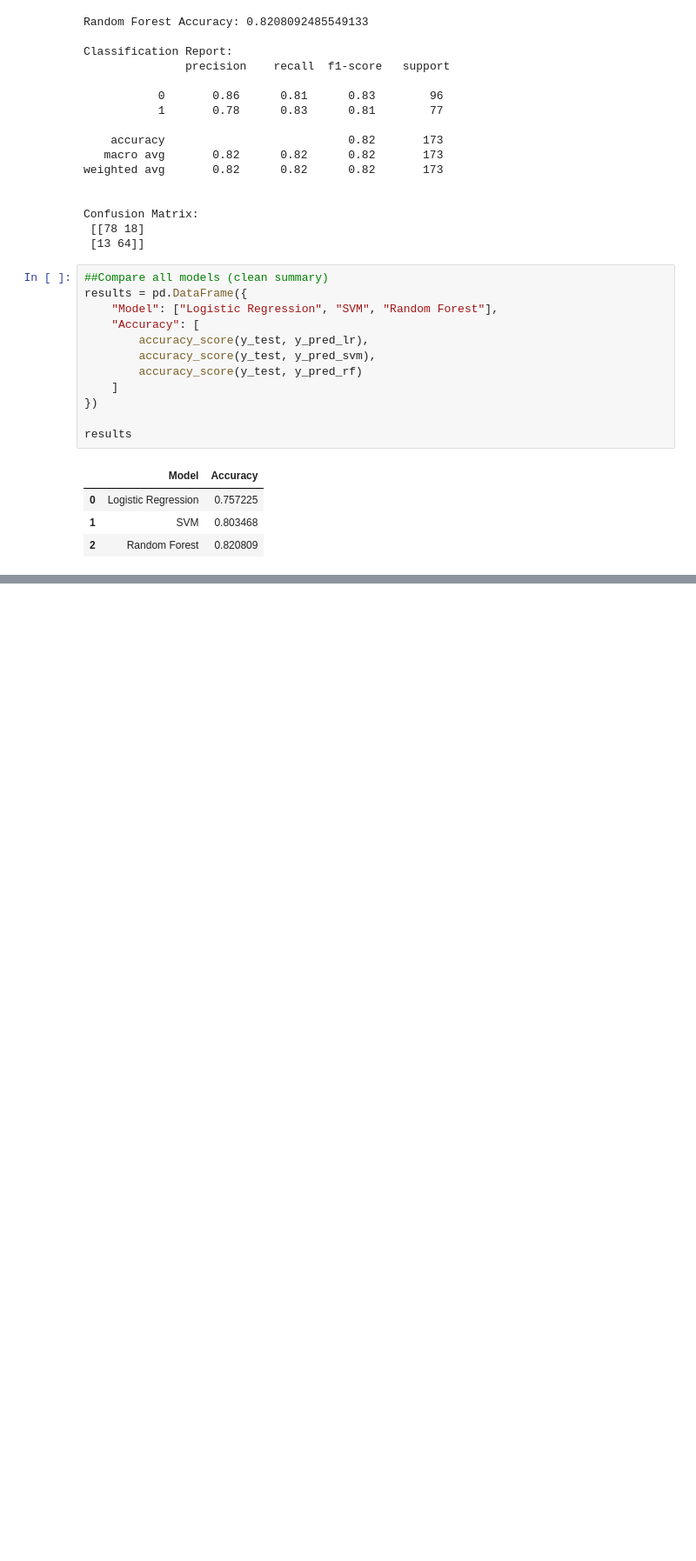
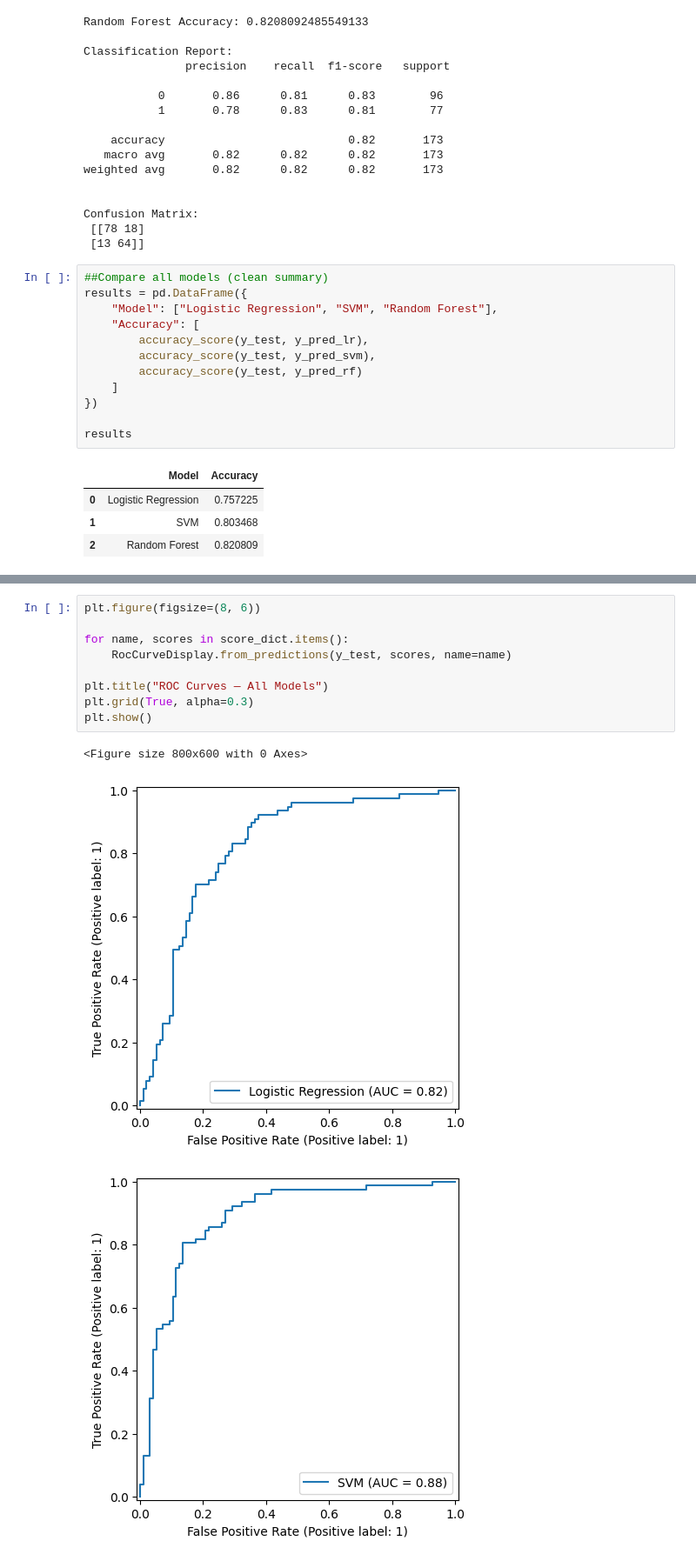
Before and after one commit to avindumihisara0229-code/ErgoSense, a Jupyter notebook: KKT_Deshapriya_DSGP.ipynb, the cells around one changed output, grey strips where cells are left out. Shown at 87% size. Cells and saved outputs as stored; diff of their text form; blank space fills up the shorter version.

```diff
--- a/KKT_Deshapriya_DSGP.ipynb
+++ b/KKT_Deshapriya_DSGP.ipynb
@@ -318,0 +391,13 @@ results
+# %%
+plt.figure(figsize=(8, 6))
+
+for name, scores in score_dict.items():
+    RocCurveDisplay.from_predictions(y_test, scores, name=name)
+
+plt.title("ROC Curves — All Models")
+plt.grid(True, alpha=0.3)
+plt.show()
+# %% [output]
+<Figure size 800x600 with 0 Axes>
+[figure, added]
+[figure, added]
```
Also changed, not shown: parts of 7 cells of this notebook.
